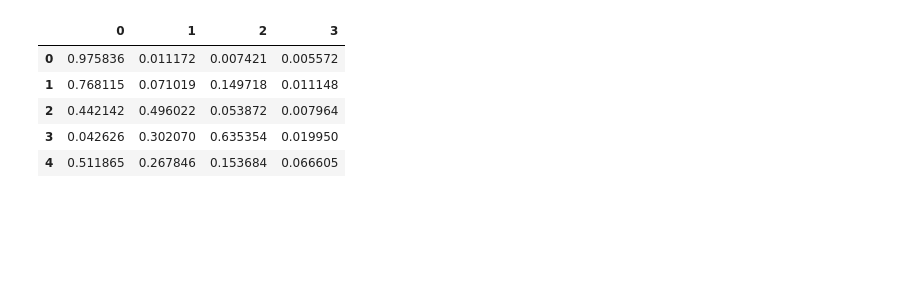
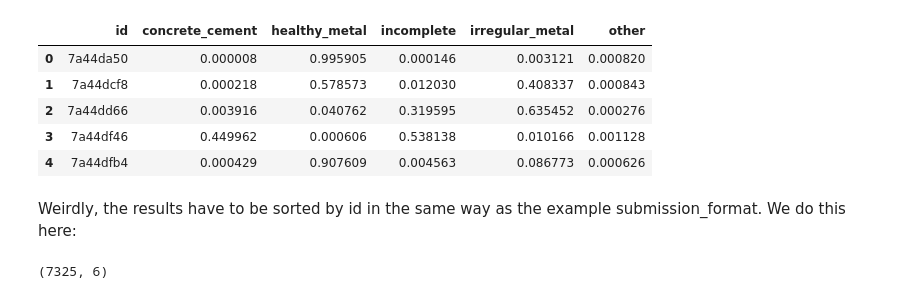
Before and after one commit to jo-ruether/ipeo_carribean, a Jupyter notebook: src/Prediction_test.ipynb, the cells around one changed output. Cells and saved outputs as stored; diff of their text form; code cells hidden in the pictures; blank space fills up the shorter version.

```diff
--- a/src/Prediction_test.ipynb
+++ b/src/Prediction_test.ipynb
@@ -80,9 +89,0 @@ df_results = df_results.pred_prob.apply(lambda prob: pd.Series(list(prob)))
-# %%
-df_results.head()
-# %% [output]
-|  | 0 | 1 | 2 | 3 |
-| 0 | 0.975836 | 0.011172 | 0.007421 | 0.005572 |
-| 1 | 0.768115 | 0.071019 | 0.149718 | 0.011148 |
-| 2 | 0.442142 | 0.496022 | 0.053872 | 0.007964 |
-| 3 | 0.042626 | 0.302070 | 0.635354 | 0.019950 |
-| 4 | 0.511865 | 0.267846 | 0.153684 | 0.066605 |
@@ -90,0 +90,13 @@ np.savetxt('results.csv', [pred_probas], delimiter=',', fmt='%d')
+# %%
+final = pd.concat([df_results, df_pred_prob], axis=1)
+final = final.drop(columns=['pred_prob'])
+final.head()
+# %% [output]
+|  | id | concrete_cement | healthy_metal | incomplete | irregular_metal | other |
+| 0 | 7a44da50 | 0.000008 | 0.995905 | 0.000146 | 0.003121 | 0.000820 |
+| 1 | 7a44dcf8 | 0.000218 | 0.578573 | 0.012030 | 0.408337 | 0.000843 |
+| 2 | 7a44dd66 | 0.003916 | 0.040762 | 0.319595 | 0.635452 | 0.000276 |
+| 3 | 7a44df46 | 0.449962 | 0.000606 | 0.538138 | 0.010166 | 0.001128 |
+| 4 | 7a44dfb4 | 0.000429 | 0.907609 | 0.004563 | 0.086773 | 0.000626 |
+# %% [markdown]
+Weirdly, the results have to be sorted by id in the same way as the example submission_format. We do this here:
@@ -90,0 +110,4 @@ np.savetxt('results.csv', [pred_probas], delimiter=',', fmt='%d')
+# %%
+final_sorted.shape
+# %% [output]
+(7325, 6)
```
Also changed, not shown: parts of 19 cells of this notebook, 2 other files.
